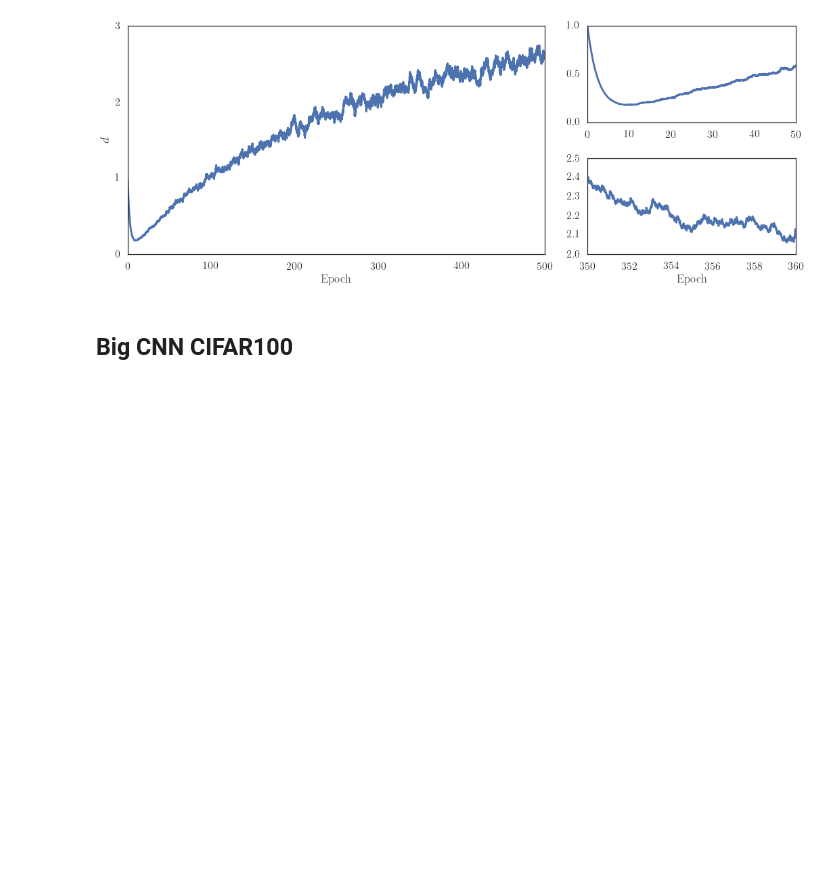
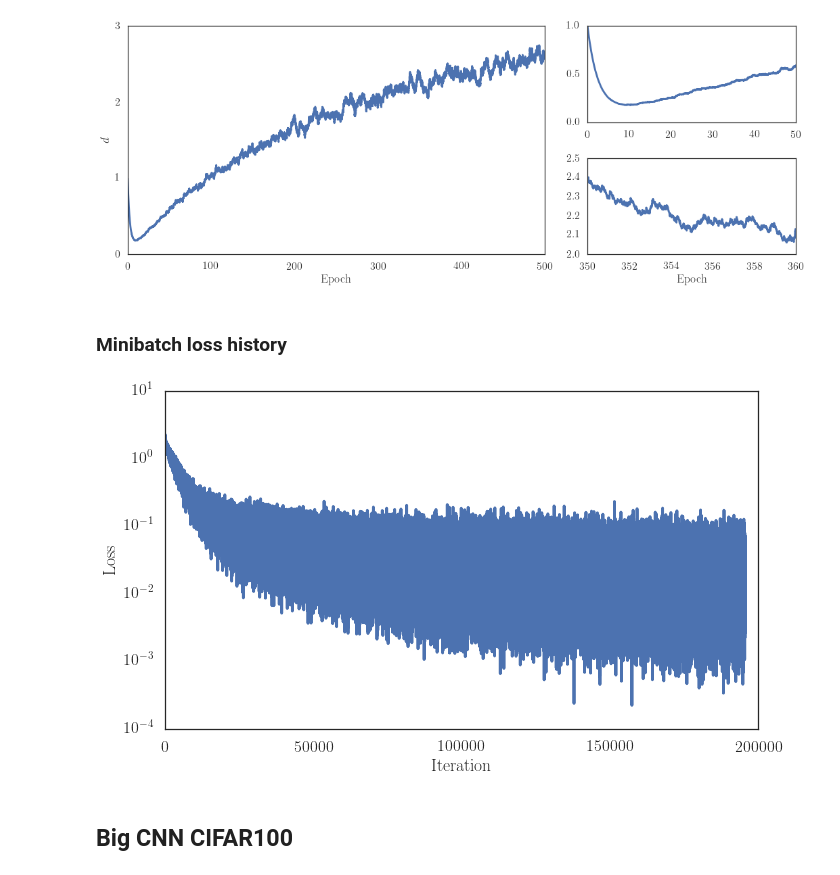
Before and after one commit to jayanthkoushik/sgd-feedback, a Jupyter notebook: src/compare_opts.ipynb, the cells around one changed output. Saved outputs shown, nothing was run; the diff lists cells and outputs as text; code cells hidden in the pictures; blank space fills up the shorter version.

```diff
--- a/src/compare_opts.ipynb
+++ b/src/compare_opts.ipynb
@@ -150,6 +150,19 @@ fig.tight_layout()
 plt.savefig("../data/paper_figures/d_history.eps", bbox_inches="tight", dpi=200)
 # %% [output]
 [figure]
+# %% [markdown]
+### Minibatch loss history
+# %%
+fig = plt.figure(figsize=(10, 6))
+with open("../data/cnn/cifar10/eve.pkl", "rb") as f:
+    batch_loss_history = pickle.load(f)["best_batch_loss_history"]
+plt.semilogy(batch_loss_history)
+plt.xlabel("Iteration")
+plt.ylabel("Loss")
+plt.tight_layout()
+plt.savefig("../data/paper_figures/cnn_cifar10_eve_minibatch_losses.eps")
+# %% [output]
+[figure, added]
 # %% [markdown]
 ## Big CNN CIFAR100
 # %%
```
Also changed, not shown: parts of 1 cell of this notebook, 6 other files.
